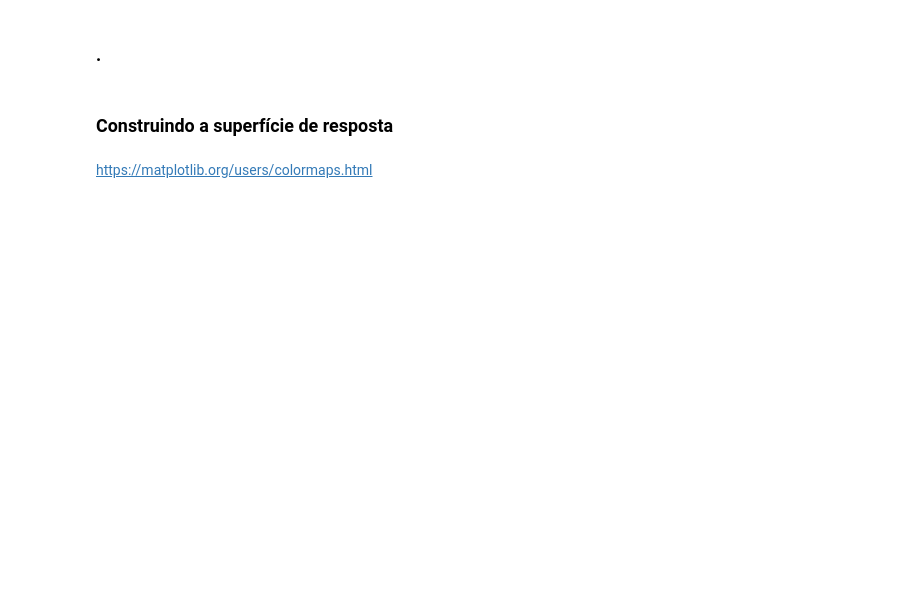
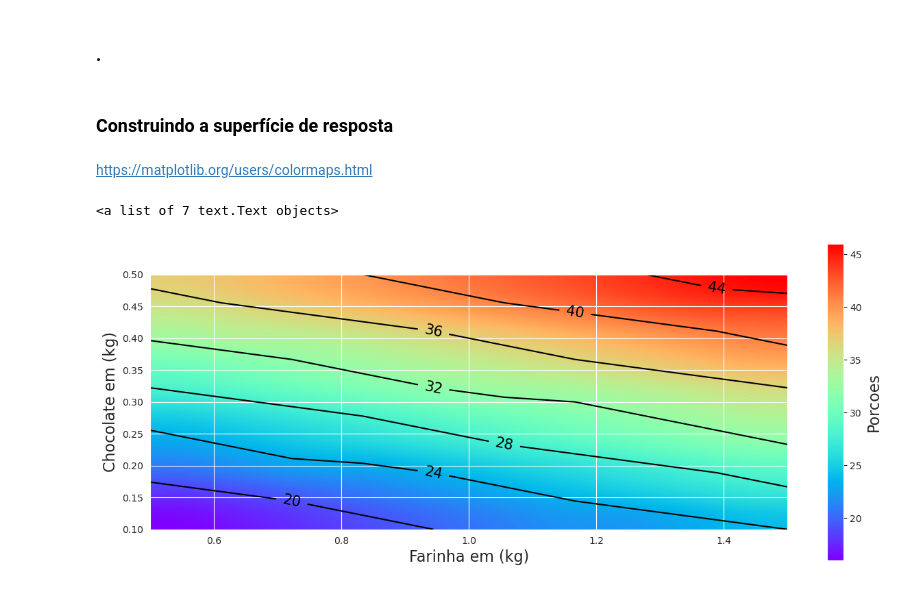
Before and after one commit to sandrocaetano/datascience, a Jupyter notebook: Planejanmento_de_Experimentos/Planejamento_experimentos_aula.ipynb, the cells around one changed output. Cells and saved outputs as stored; diff of their text form; code cells hidden in the pictures; blank space fills up the shorter version.

```diff
--- a/Planejanmento_de_Experimentos/Planejamento_experimentos_aula.ipynb
+++ b/Planejanmento_de_Experimentos/Planejamento_experimentos_aula.ipynb
@@ -638,5 +643,18 @@ modelo_receita(0.6, 0.1)
 
 
 <p style='margin: 30px 30px;'>
+# %%
+x_farinha = np.linspace(start = 0.5, stop = 1.5, num =10)
+# %%
+x_chocolate = np.linspace(start = 0.1, stop=0.5, num = 10)
 # %% [markdown]
 ### .
+# %%
+pontos = []
+
+for cont1 in x_farinha:
+    temp = []
+    for cont2 in x_chocolate:
+        temp.append(modelo_receita(cont1, cont2))
+
+    pontos.append(temp)
@@ -647,2 +680,23 @@ modelo_receita(0.6, 0.1)
 # %% [markdown]
 https://matplotlib.org/users/colormaps.html
+# %%
+#base
+plt.figure(figsize=(15,6))
+
+plt.xlabel('Farinha em (kg)', fontsize=16)
+plt.ylabel('Chocolate em (kg)', fontsize=16)
+
+#Mapa de cores
+
+mapa_cor = plt.imshow(pontos, origin='lower', cmap=cm.rainbow, interpolation='quadric', extent=(0.5,1.5, 0.1, 0.5))
+
+#Barra de Cor
+plt.colorbar().set_label('Porcoes', size=16)
+
+#linhas
+linhas = plt.contour(x_farinha, x_chocolate, pontos, linewidths=1.5, colors='k')
+
+plt.clabel(linhas, inline=True, fontsize=15, inline_spacing = 10)
+# %% [output]
+<a list of 7 text.Text objects>
+[figure, added]
```
Also changed, not shown: parts of 7 cells of this notebook.
